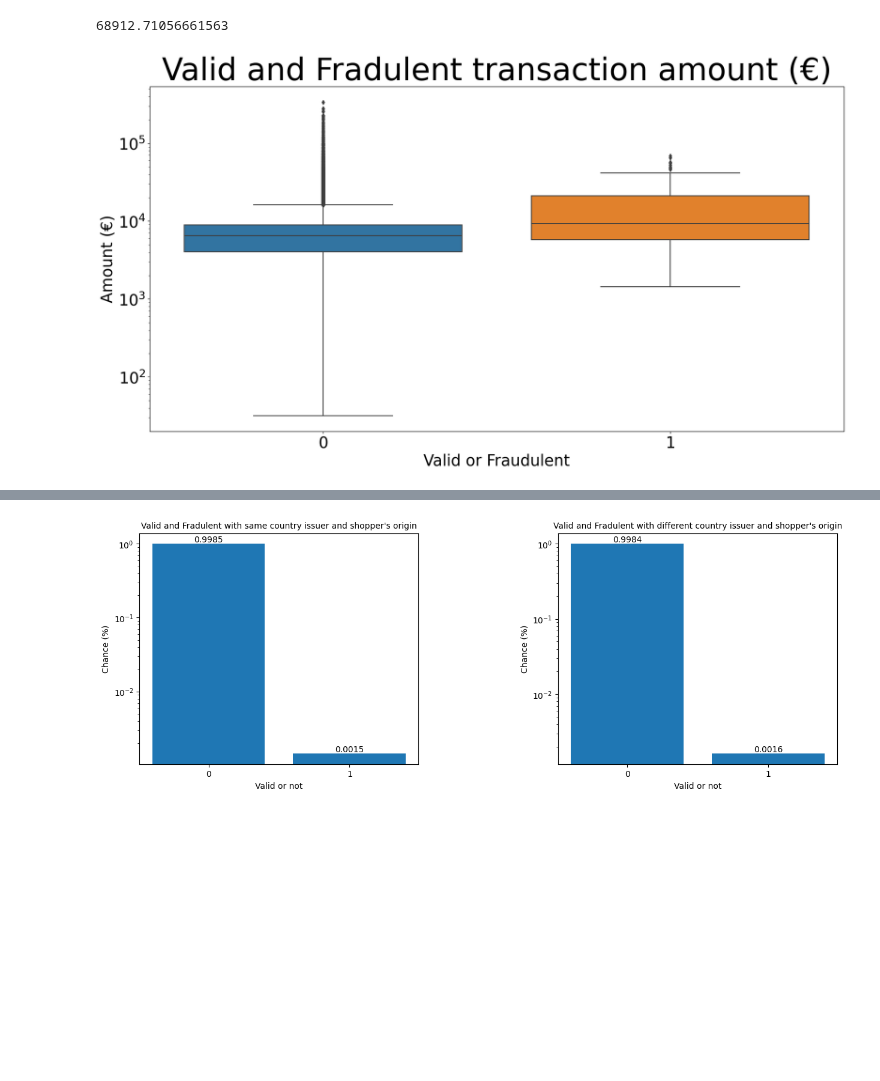
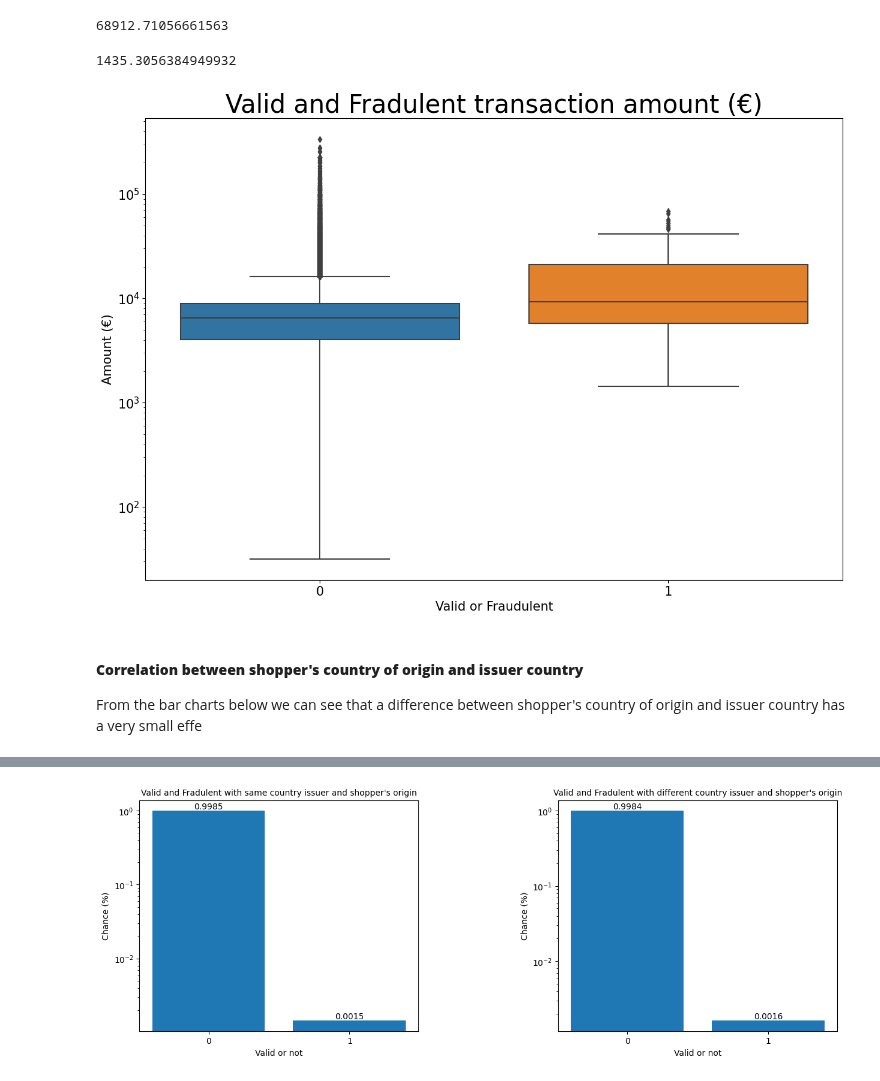
Before and after one commit to kbaran1998/CS4035-cyber-data, a Jupyter notebook: lab1/Lab1.ipynb, the cells around one changed output, grey strips where cells are left out. Cells and saved outputs as stored; diff of their text form; code cells hidden in the pictures; blank space fills up the shorter version.

```diff
--- a/lab1/Lab1.ipynb
+++ b/lab1/Lab1.ipynb
@@ -271,7 +277,7 @@ from datetime import date # datetime works too
 from currency_converter import CurrencyConverter
 c = CurrencyConverter()
 
-def conv(row, data_conv=date(2021, 1, 2)):
+def conv(row, data_conv=date(2023, 1, 2)):
     return c.convert(row['amount'], row['currencycode'], 'EUR', date=data_conv)
 
 converted_train_df = train_data_df.copy(deep=True)
@@ -305,19 +311,27 @@ plt.show()
 df_amount_fraud.max()
 # %% [output]
 68912.71056661563
+# %%
+df_amount_fraud.min()
+# %% [output]
+1435.3056384949932
 # %%
 # Create a boxplot of the log of amount depending on the label converted_train_df['amount_eur']
-plt.figure(figsize=(20, 10))
+plt.figure(figsize=(15, 10))
 sns.boxplot(x='label', y=converted_train_df['amount_eur'], data=converted_train_df)
-plt.title('Valid and Fradulent transaction amount (€)', fontsize=50)
-plt.ylabel('Amount (€)', fontsize=25)
-plt.xlabel("Valid or Fraudulent", fontsize=25)
-plt.xticks(fontsize=25)
-plt.yticks(fontsize=25)
+plt.title('Valid and Fradulent transaction amount (€)', fontsize=30)
+plt.ylabel('Amount (€)', fontsize=15)
+plt.xlabel("Valid or Fraudulent", fontsize=15)
+plt.xticks(fontsize=15)
+plt.yticks(fontsize=15)
 plt.yscale('log')
 plt.show()
 # %% [output]
-[figure, old version]
+[figure, new version]
+# %% [markdown]
+#### **Correlation between shopper's country of origin and issuer country**
+
+From the bar charts below we can see that a difference between shopper's country of origin and issuer country has a very small effe
 # %%
 buyer_with_same_issuer_df = train_data_df[train_data_df['issuercountrycode'] == train_data_df['shoppercountrycode']]
 buyer_with_diff_issuer_df = train_data_df[train_data_df['issuercountrycode'] != train_data_df['shoppercountrycode']]
```
Also changed, not shown: parts of 16 cells of this notebook.
